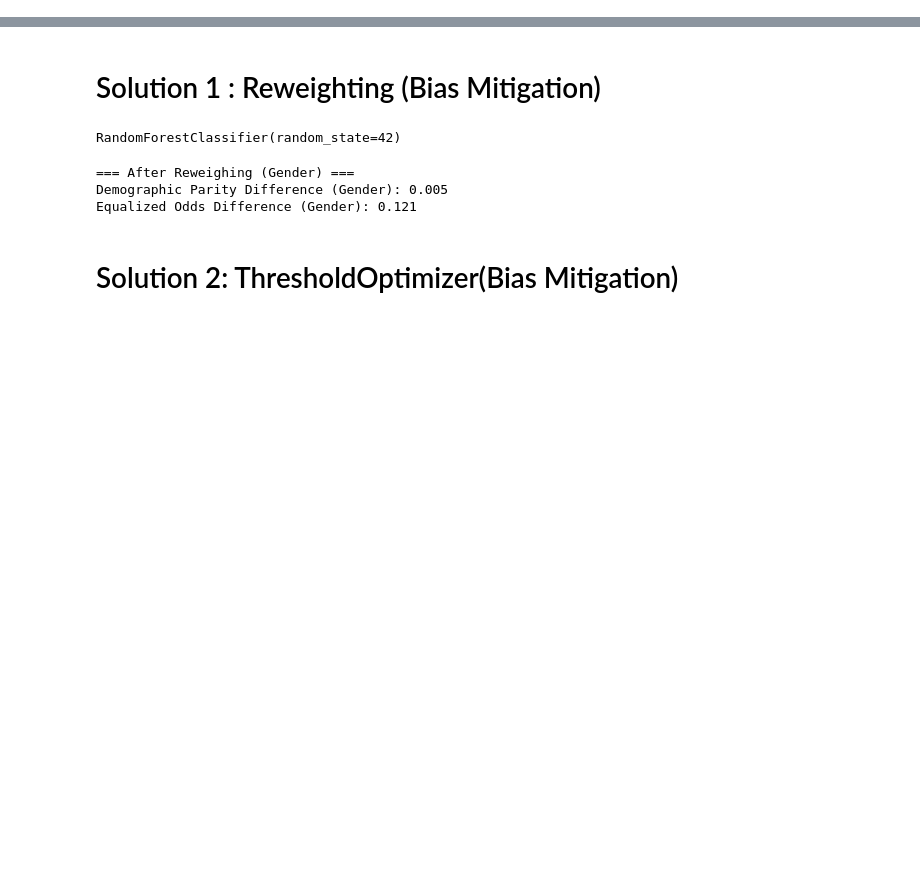
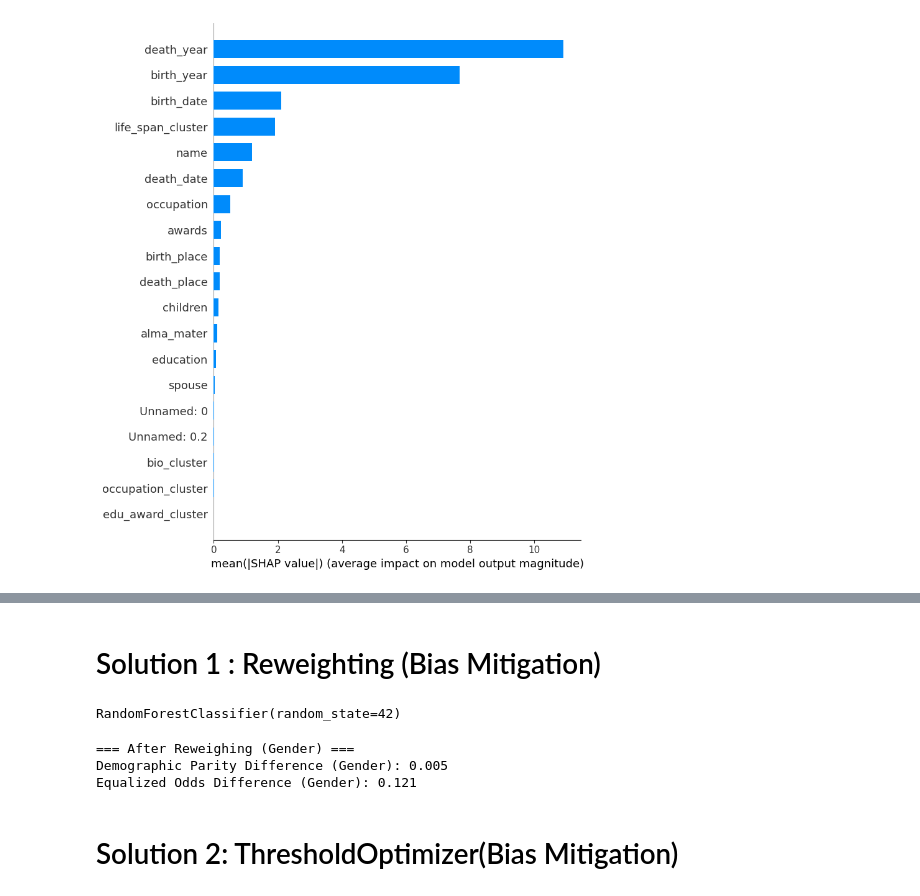
Before and after one commit to rasulbekdeveloper907/LifeSpan_Peoples, a Jupyter notebook: Notebooks/fairness_bias.ipynb, the cells around one changed output, grey strips where cells are left out. Drawn from its saved outputs; the diff is of its cells as text; code cells hidden in the pictures; blank space fills up the shorter version.

```diff
--- a/Notebooks/fairness_bias.ipynb
+++ b/Notebooks/fairness_bias.ipynb
@@ -1,6 +1,6 @@
 # %%
 import pandas as pd
-df=pd.read_csv('df_merged.csv')
+df=pd.read_csv(r"C:\Users\Rasulbek907\Desktop\LifeSpan_Peoples\Data\Feature_selection\Filtered_Features.csv")
 # %%
 df.info()
 # %% [output]
@@ -43,0 +24,96 @@ Note: you may need to restart the kernel to use updated packages.
+# %%
+# ===============================
+# 1️⃣ Kutubxonalarni import qilish
+# ===============================
+import pandas as pd
+import numpy as np
+from sklearn.model_selection import train_test_split
+from sklearn.ensemble import GradientBoostingRegressor
+from sklearn.metrics import r2_score, mean_squared_error
+import shap
+
+# ===============================
+# 2️⃣ Data tayyorlash
+# ===============================
+# df - sizning DataFrame, 'life_span' target, 'bio_cluster' sensitive
+target = 'life_span'
+sensitive_attr = 'bio_cluster'
+
+X = df.drop(columns=[target])
+y = df[target]
+A = df[sensitive_attr]  # sensitive feature
+
+# Train-test split
+X_train, X_test, y_train, y_test, A_train, A_test = train_test_split(
+    X, y, A, test_size=0.2, random_state=42
+)
+
+# ===============================
+# 3️⃣ Gradient Boosting Regression
+# ===============================
+gb = GradientBoostingRegressor(n_estimators=200, learning_rate=0.05, max_depth=3, random_state=42)
+gb.fit(X_train, y_train)
+y_pred = gb.predict(X_test)
+
+# Performance metrics
+print("=== Gradient Boosting Regression ===")
+print("R2:", r2_score(y_test, y_pred))
+print("MSE:", mean_squared_error(y_test, y_pred))
+
+# ===============================
+# 4️⃣ SHAP explanations
+# ===============================
+explainer = shap.Explainer(gb, X_train)
+shap_values = explainer(X_test)
+
+# Global feature importance
+shap.summary_plot(shap_values, X_test, plot_type="bar")
+
+# Local explanation (birinchi sample)
+shap.force_plot(explainer.expected_value, shap_values[0].values, X_test.iloc[0])
+
+# ===============================
+# 5️⃣ Fairness evaluation (Demographic Parity proxy)
+# ===============================
+# Continuous targetni binarize qilish
+threshold = y_train.mean()
+y_train_bin = (y_train > threshold).astype(int)
+y_test_bin  = (y_test > threshold).astype(int)
+y_pred_bin  = (y_pred > threshold).astype(int)
+
+# Demographic Parity Difference
+def demographic_parity_difference(y_true_bin, y_pred_bin, sensitive):
+    privileged_mean = y_pred_bin[sensitive==1].mean()
+    unprivileged_mean = y_pred_bin[sensitive==0].mean()
+    return abs(privileged_mean - unprivileged_mean)
+
+dp_diff = demographic_parity_difference(y_test_bin, y_pred_bin, A_test)
+print("Demographic Parity Difference (before mitigation):", dp_diff)
+
+# ===============================
+# 6️⃣ Bias mitigation: Weighted Regression
+# ===============================
+# Sensitive group bo'yicha sample weight
+weights = np.where(A_train==1, 0.5, 1.0)  # privileged / unprivileged
+
+gb_weighted = GradientBoostingRegressor(n_estimators=200, learning_rate=0.05, max_depth=3, random_state=42)
+gb_weighted.fit(X_train, y_train, sample_weight=weights)
+y_pred_fair = gb_weighted.predict(X_test)
+y_pred_fair_bin = (y_pred_fair > threshold).astype(int)
+
+# Performance
+print("\n=== Weighted Regression (Bias Mitigation) ===")
+print("R2:", r2_score(y_test, y_pred_fair))
+print("MSE:", mean_squared_error(y_test, y_pred_fair))
+
+# Fairness metric after mitigation
+dp_diff_fair = demographic_parity_difference(y_test_bin, y_pred_fair_bin, A_test)
+print("Demographic Parity Difference (after mitigation):", dp_diff_fair)
+
+# ===============================
+# 7️⃣ SHAP for weighted model (optional)
+# ===============================
+explainer_fair = shap.Explainer(gb_weighted, X_train)
+shap_values_fair = explainer_fair(X_test)
+shap.summary_plot(shap_values_fair, X_test, plot_type="bar")
+# %% [output]
@@ -43,0 +123 @@ Note: you may need to restart the kernel to use updated packages.
+[figure, added]
```
Also changed, not shown: parts of 26 cells of this notebook.
